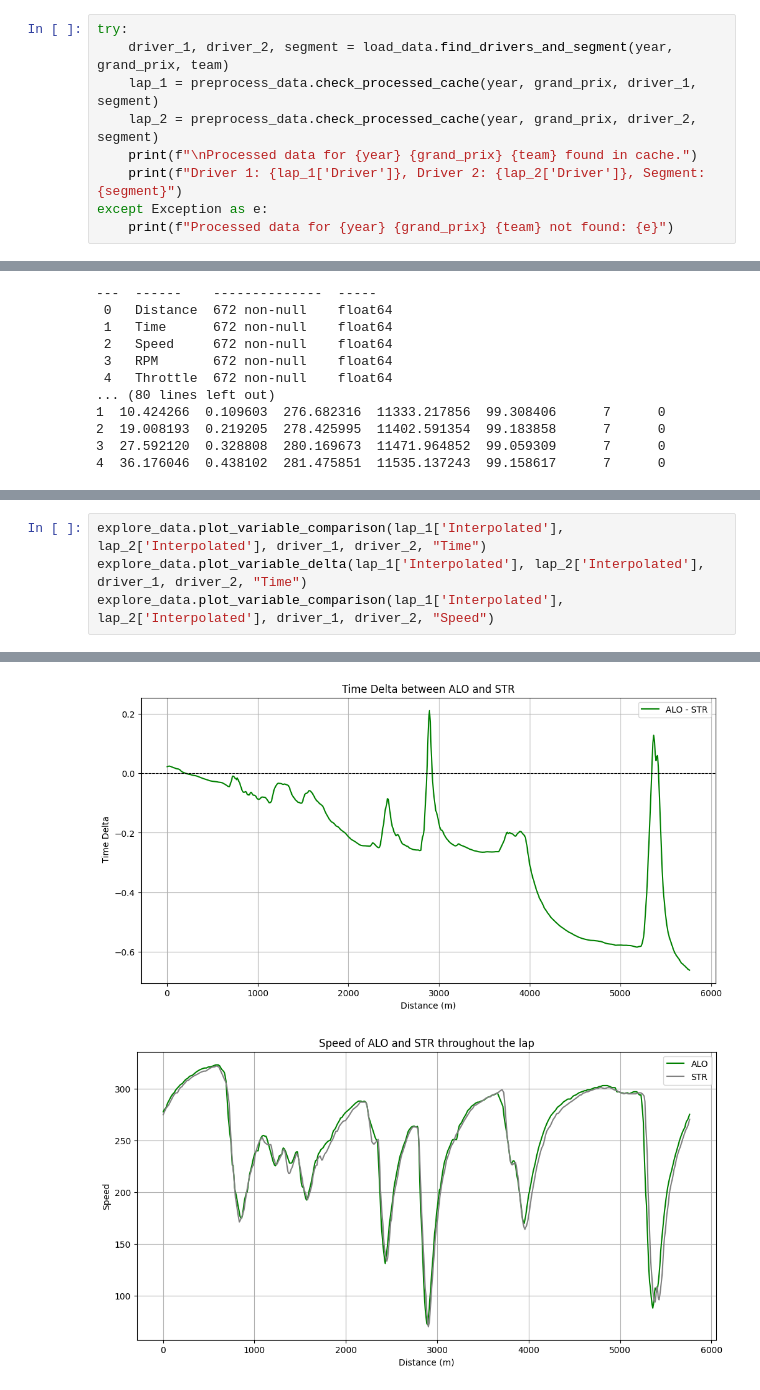
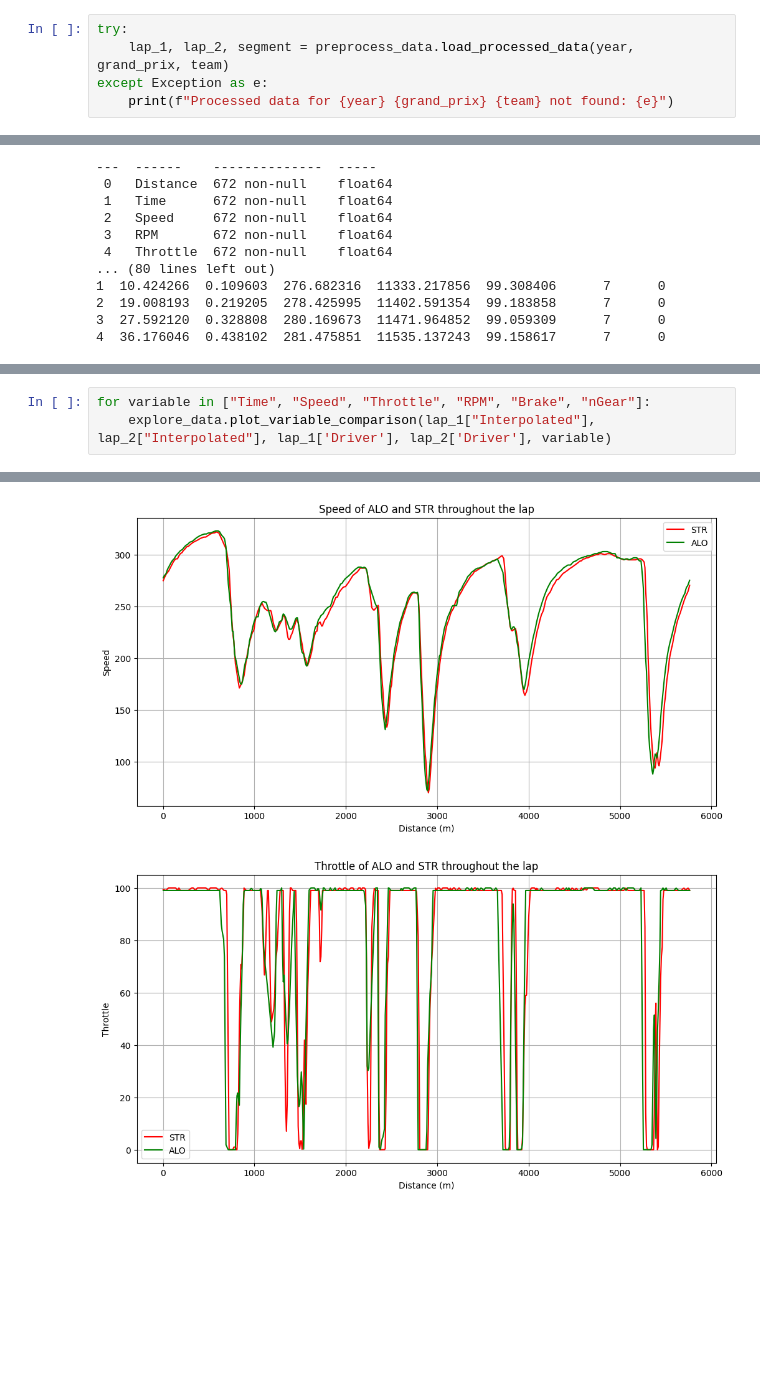
Before and after one commit to zelario/f1-teammate-analysis, a Jupyter notebook: notebooks/02_data_exploration.ipynb, the cells around one changed output, grey strips where cells are left out. Drawn from its saved outputs; the diff is of its cells as text; blank space fills up the shorter version.

Commit message:
Refactor telemetry plotting and data loading functions.

```diff
--- a/notebooks/02_data_exploration.ipynb
+++ b/notebooks/02_data_exploration.ipynb
@@ -31,11 +29,7 @@ from src import load_data, preprocess_data, explore_data
 Read the cached processed laps for both teammates so the notebook can work from already cleaned telemetry.
 # %%
 try:
-    driver_1, driver_2, segment = load_data.find_drivers_and_segment(year, grand_prix, team)
-    lap_1 = preprocess_data.check_processed_cache(year, grand_prix, driver_1, segment)
-    lap_2 = preprocess_data.check_processed_cache(year, grand_prix, driver_2, segment)
-    print(f"\nProcessed data for {year} {grand_prix} {team} found in cache.")
-    print(f"Driver 1: {lap_1['Driver']}, Driver 2: {lap_2['Driver']}, Segment: {segment}")
+    lap_1, lap_2, segment = preprocess_data.load_processed_data(year, grand_prix, team)
 except Exception as e:
     print(f"Processed data for {year} {grand_prix} {team} not found: {e}")
 # %% [output]
@@ -93,7 +86,6 @@ Data columns (total 7 columns):
 
 Compare selected telemetry variables visually and inspect the gap between the two teammates across the lap.
 # %%
-explore_data.plot_variable_comparison(lap_1['Interpolated'], lap_2['Interpolated'], driver_1, driver_2, "Time")
-explore_data.plot_variable_delta(lap_1['Interpolated'], lap_2['Interpolated'], driver_1, driver_2, "Time")
-explore_data.plot_variable_comparison(lap_1['Interpolated'], lap_2['Interpolated'], driver_1, driver_2, "Speed")
+for variable in ["Time", "Speed", "Throttle", "RPM", "Brake", "nGear"]:
+    explore_data.plot_variable_comparison(lap_1["Interpolated"], lap_2["Interpolated"], lap_1['Driver'], lap_2['Driver'], variable)
 # %% [output]
@@ -101,2 +93,2 @@ explore_data.plot_variable_comparison(lap_1['Interpolated'], lap_2['Interpolated
-[figure, old version]
+[figure, new version]
-[figure, old version]
+[figure, new version]
```
Also changed, not shown: parts of 10 cells of this notebook, 4 other files.
